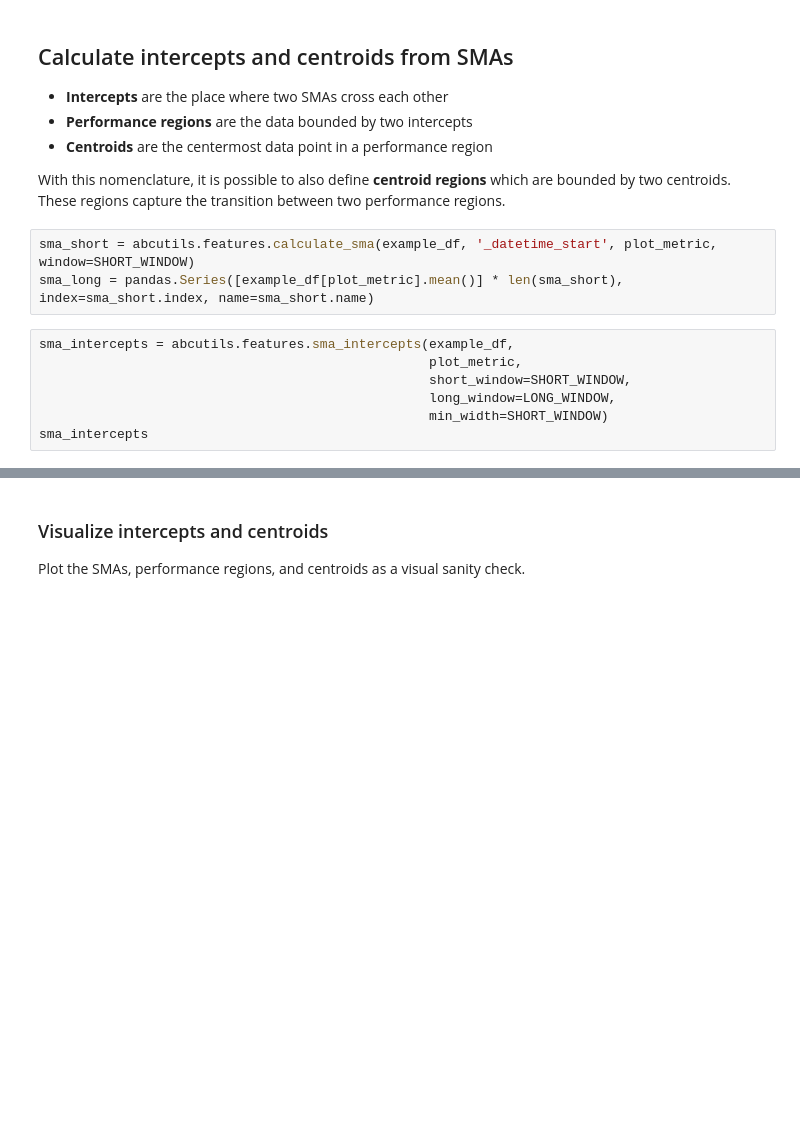
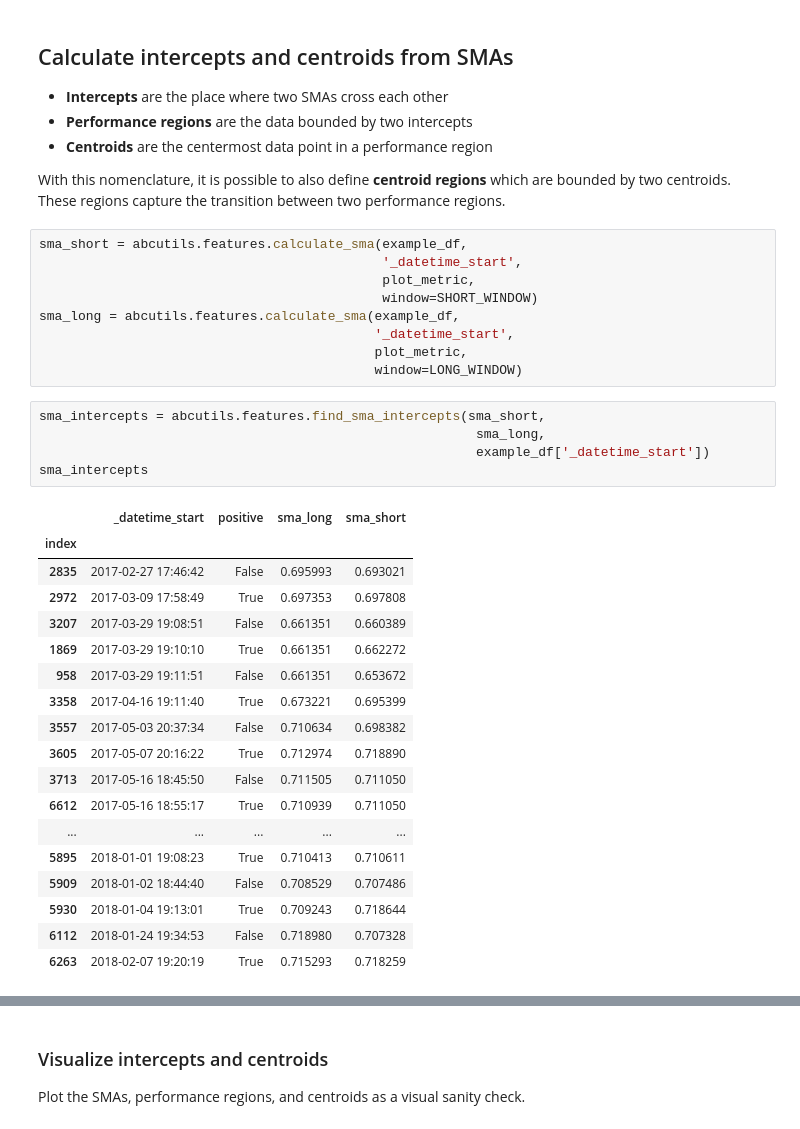
Before and after one commit to NERSC/tokio-abcutils, a Jupyter notebook: sc18_centroids.ipynb, the cells around one changed output, grey strips where cells are left out. Cells and saved outputs as stored; diff of their text form; blank space fills up the shorter version.

```diff
--- a/sc18_centroids.ipynb
+++ b/sc18_centroids.ipynb
@@ -89,12 +107,35 @@ print "Long window will average over %s at a time" % LONG_WINDOW
 
 With this nomenclature, it is possible to also define **centroid regions** which are bounded by two centroids.  These regions capture the transition between two performance regions.
 # %%
-sma_short = abcutils.features.calculate_sma(example_df, '_datetime_start', plot_metric, window=SHORT_WINDOW)
-sma_long = pandas.Series([example_df[plot_metric].mean()] * len(sma_short), index=sma_short.index, name=sma_short.name)
+sma_short = abcutils.features.calculate_sma(example_df,
+                                            '_datetime_start',
+                                            plot_metric,
+                                            window=SHORT_WINDOW)
+sma_long = abcutils.features.calculate_sma(example_df,
+                                           '_datetime_start',
+                                           plot_metric,
+                                           window=LONG_WINDOW)
-# %%
-sma_intercepts = abcutils.features.sma_intercepts(example_df,
-                                                  plot_metric,
-                                                  short_window=SHORT_WINDOW,
-                                                  long_window=LONG_WINDOW,
-                                                  min_width=SHORT_WINDOW)
-sma_intercepts
+# %%
+sma_intercepts = abcutils.features.find_sma_intercepts(sma_short,
+                                                        sma_long,
+                                                        example_df['_datetime_start'])
+sma_intercepts
+# %% [output]
+|  | _datetime_start | positive | sma_long | sma_short |
+| index |  |  |  |  |
+| 2835 | 2017-02-27 17:46:42 | False | 0.695993 | 0.693021 |
+| 2972 | 2017-03-09 17:58:49 | True | 0.697353 | 0.697808 |
+| 3207 | 2017-03-29 19:08:51 | False | 0.661351 | 0.660389 |
+| 1869 | 2017-03-29 19:10:10 | True | 0.661351 | 0.662272 |
+| 958 | 2017-03-29 19:11:51 | False | 0.661351 | 0.653672 |
+| 3358 | 2017-04-16 19:11:40 | True | 0.673221 | 0.695399 |
+| 3557 | 2017-05-03 20:37:34 | False | 0.710634 | 0.698382 |
+| 3605 | 2017-05-07 20:16:22 | True | 0.712974 | 0.718890 |
+| 3713 | 2017-05-16 18:45:50 | False | 0.711505 | 0.711050 |
+| 6612 | 2017-05-16 18:55:17 | True | 0.710939 | 0.711050 |
+| ... | ... | ... | ... | ... |
+| 5895 | 2018-01-01 19:08:23 | True | 0.710413 | 0.710611 |
+| 5909 | 2018-01-02 18:44:40 | False | 0.708529 | 0.707486 |
+| 5930 | 2018-01-04 19:13:01 | True | 0.709243 | 0.718644 |
+| 6112 | 2018-01-24 19:34:53 | False | 0.718980 | 0.707328 |
+| 6263 | 2018-02-07 19:20:19 | True | 0.715293 | 0.718259 |
```
Also changed, not shown: parts of 12 cells of this notebook, 3 other files.
